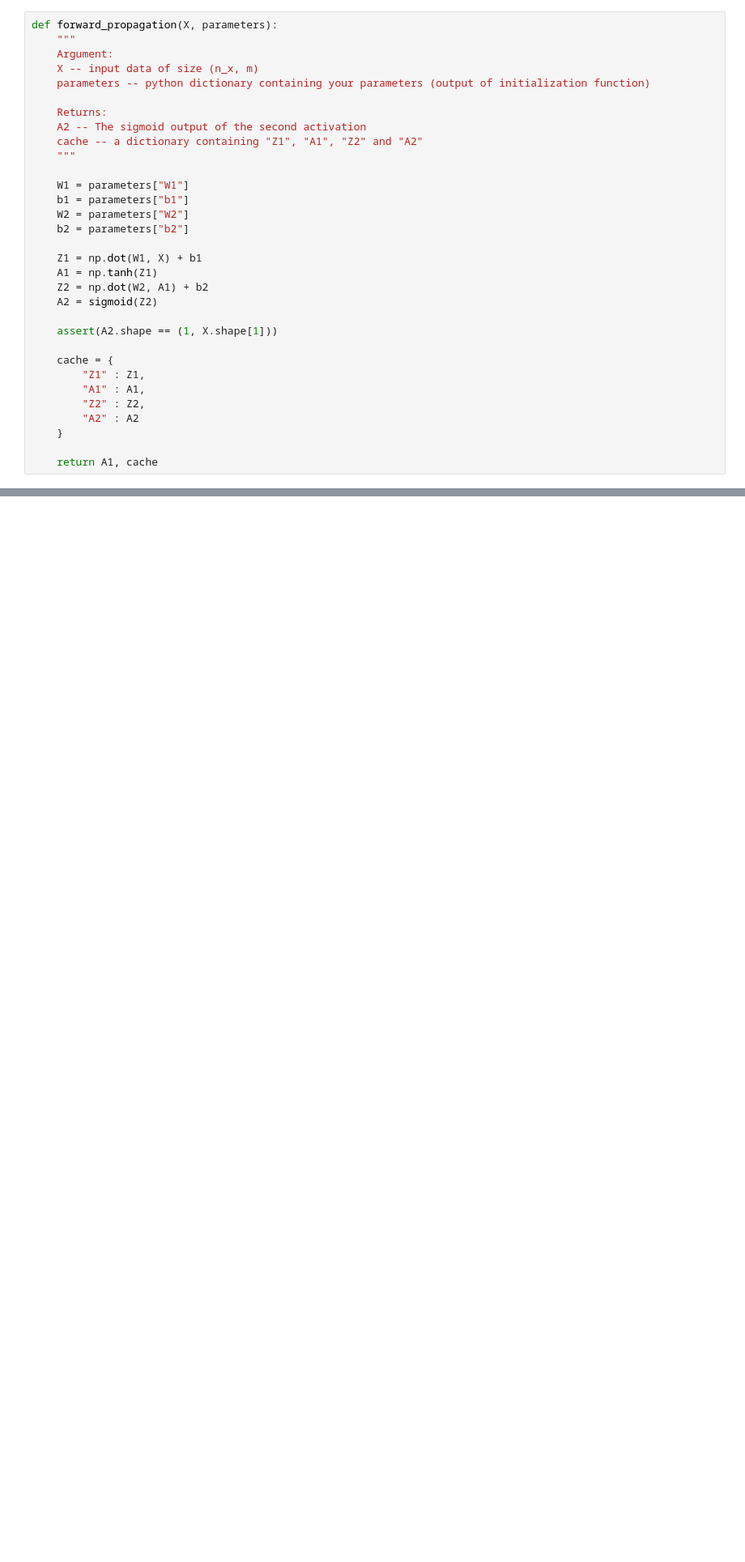
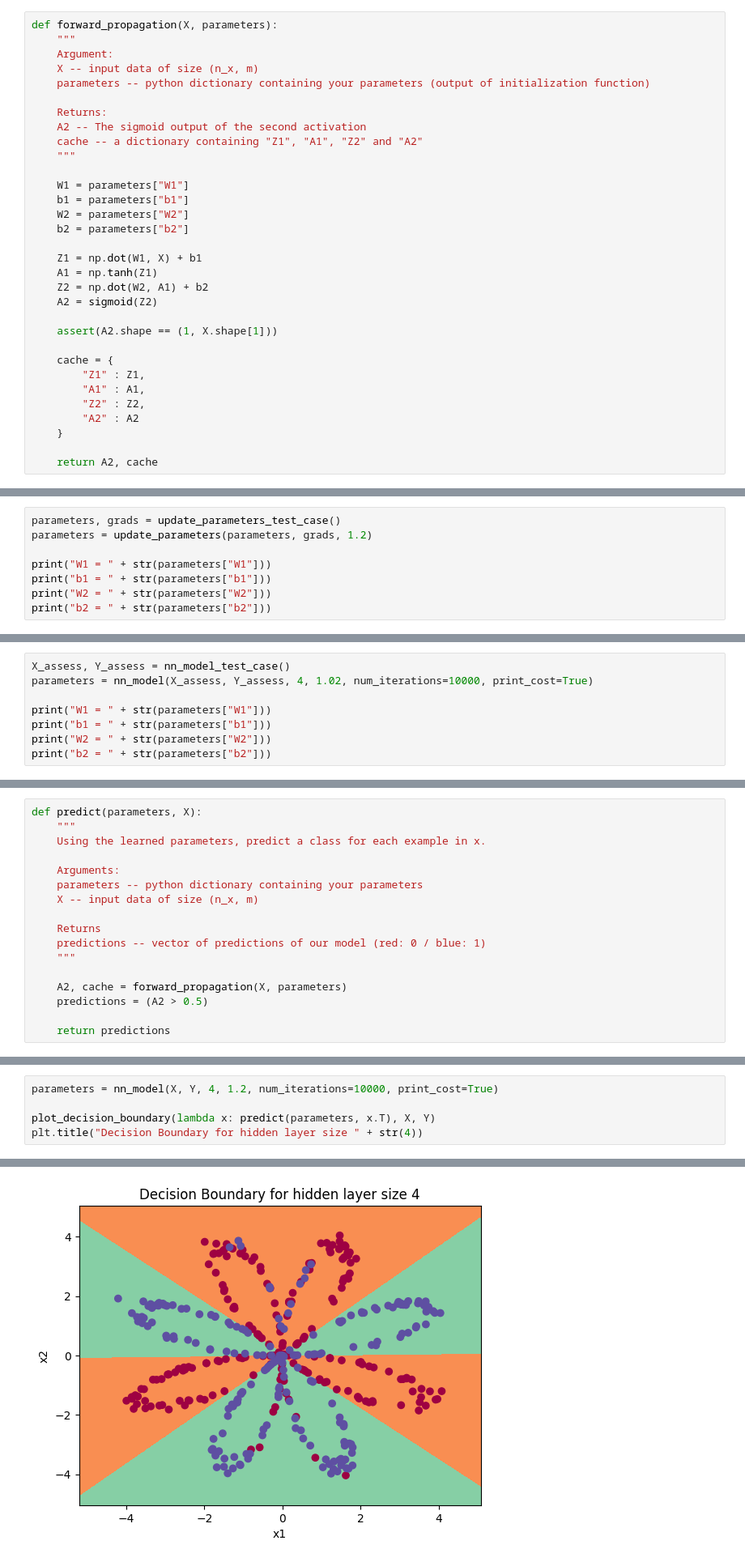
Before and after one commit to nevilleajim/deep_learning_tutorials, a Jupyter notebook: Neural Networks and Deep Learning/week 3/planar_data_classification_with_onehidden_layer.ipynb, the cells around one changed output, grey strips where cells are left out. Shown at 81% size. Drawn from its saved outputs; the diff is of its cells as text; blank space fills up the shorter version.

```diff
--- a/Neural Networks and Deep Learning/week 3/planar_data_classification_with_onehidden_layer.ipynb
+++ b/Neural Networks and Deep Learning/week 3/planar_data_classification_with_onehidden_layer.ipynb
@@ -159,7 +159,7 @@ def forward_propagation(X, parameters):
         "A2" : A2
     }
 
-    return A1, cache
+    return A2, cache
 # %%
 X_assess, parameters = forward_propagation_test_case()
 A2, cache = forward_propagation(X_assess, parameters)
@@ -197,0 +295,8 @@ Cost = 0.6930587610394646
+# %%
+parameters, grads = update_parameters_test_case()
+parameters = update_parameters(parameters, grads, 1.2)
+
+print("W1 = " + str(parameters["W1"]))
+print("b1 = " + str(parameters["b1"]))
+print("W2 = " + str(parameters["W2"]))
+print("b2 = " + str(parameters["b2"]))
@@ -197,0 +334,8 @@ Cost = 0.6930587610394646
+# %%
+X_assess, Y_assess = nn_model_test_case()
+parameters = nn_model(X_assess, Y_assess, 4, 1.02, num_iterations=10000, print_cost=True)
+
+print("W1 = " + str(parameters["W1"]))
+print("b1 = " + str(parameters["b1"]))
+print("W2 = " + str(parameters["W2"]))
+print("b2 = " + str(parameters["b2"]))
@@ -197,0 +363,17 @@ Cost = 0.6930587610394646
+# %%
+def predict(parameters, X):
+    """
+    Using the learned parameters, predict a class for each example in x.
+
+    Arguments:
+    parameters -- python dictionary containing your parameters
+    X -- input data of size (n_x, m)
+
+    Returns
+    predictions -- vector of predictions of our model (red: 0 / blue: 1)
+    """
+
+    A2, cache = forward_propagation(X, parameters)
+    predictions = (A2 > 0.5)
+
+    return predictions
@@ -197,0 +387,6 @@ Cost = 0.6930587610394646
+# %%
+parameters = nn_model(X, Y, 4, 1.2, num_iterations=10000, print_cost=True)
+
+plot_decision_boundary(lambda x: predict(parameters, x.T), X, Y)
+plt.title("Decision Boundary for hidden layer size " + str(4))
+# %% [output]
@@ -197,0 +404 @@ Cost = 0.6930587610394646
+[figure, added]
```
Also changed, not shown: parts of 11 cells of this notebook.
